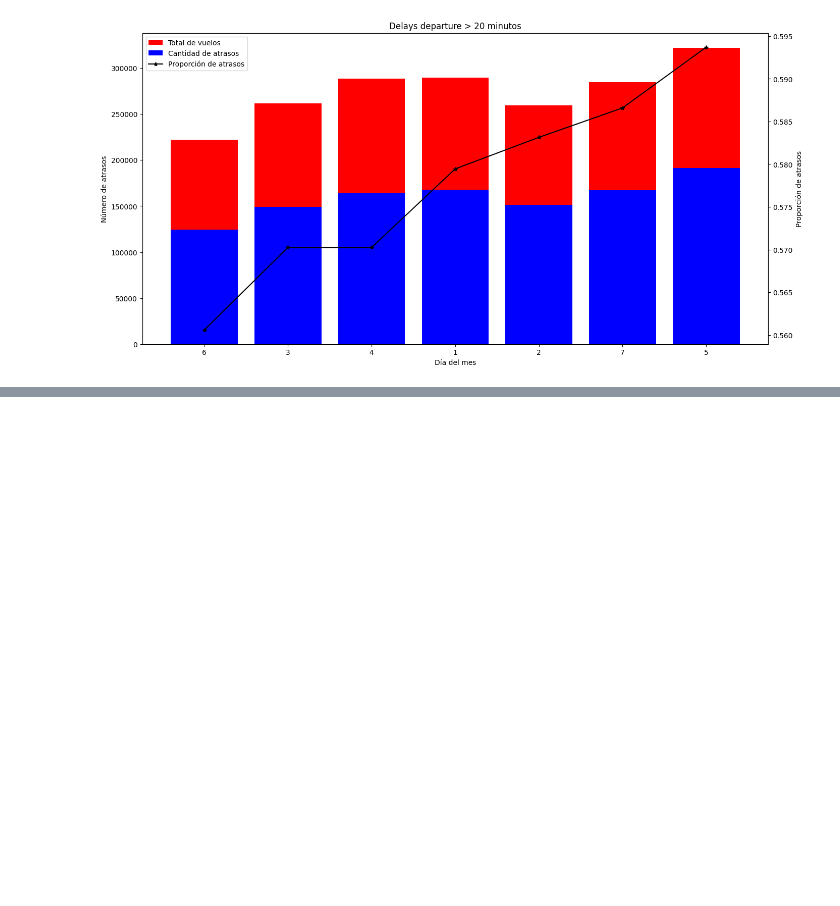
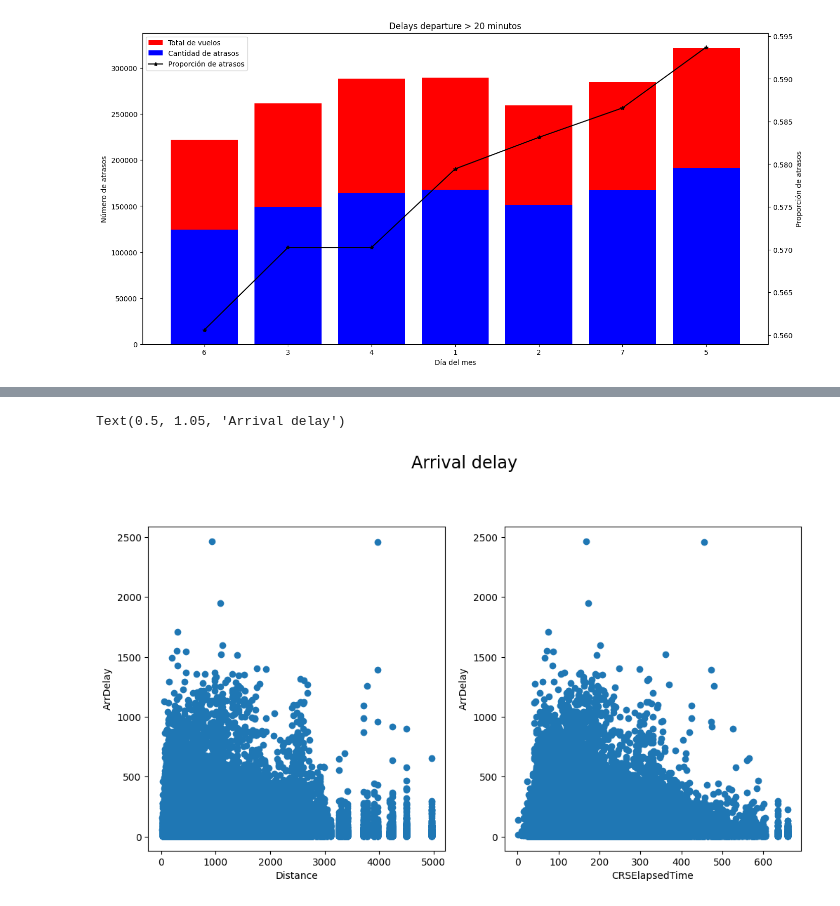
Before and after one commit to DiegoLeonG96/proyecto-pydatascience-udd, a Jupyter notebook: 03_Visualizaciones.ipynb, the cells around one changed output, grey strips where cells are left out. Drawn from its saved outputs; the diff is of its cells as text; code cells hidden in the pictures; blank space fills up the shorter version.

```diff
--- a/03_Visualizaciones.ipynb
+++ b/03_Visualizaciones.ipynb
@@ -211,0 +238,12 @@ delay_proportion_plot(data, "DayOfWeek", 20, "Día del mes", dep_only=True)
+# %%
+fig, ax = plt.subplots(nrows=1, ncols=2, sharex=False, sharey=False, figsize=(12,6))
+ax[0].scatter(data["Distance"], data["DepDelay"])
+ax[1].scatter(data["CRSElapsedTime"], data["DepDelay"])
+ax[0].set_xlabel("Distance")
+ax[1].set_xlabel("CRSElapsedTime")
+ax[0].set_ylabel("ArrDelay")
+ax[1].set_ylabel("ArrDelay")
+plt.suptitle("Arrival delay", x=0.5, y=1.05, ha="center", fontsize="xx-large")
+# %% [output]
+Text(0.5, 1.05, 'Arrival delay')
+[figure, added]
```
Also changed, not shown: parts of 5 cells of this notebook.
